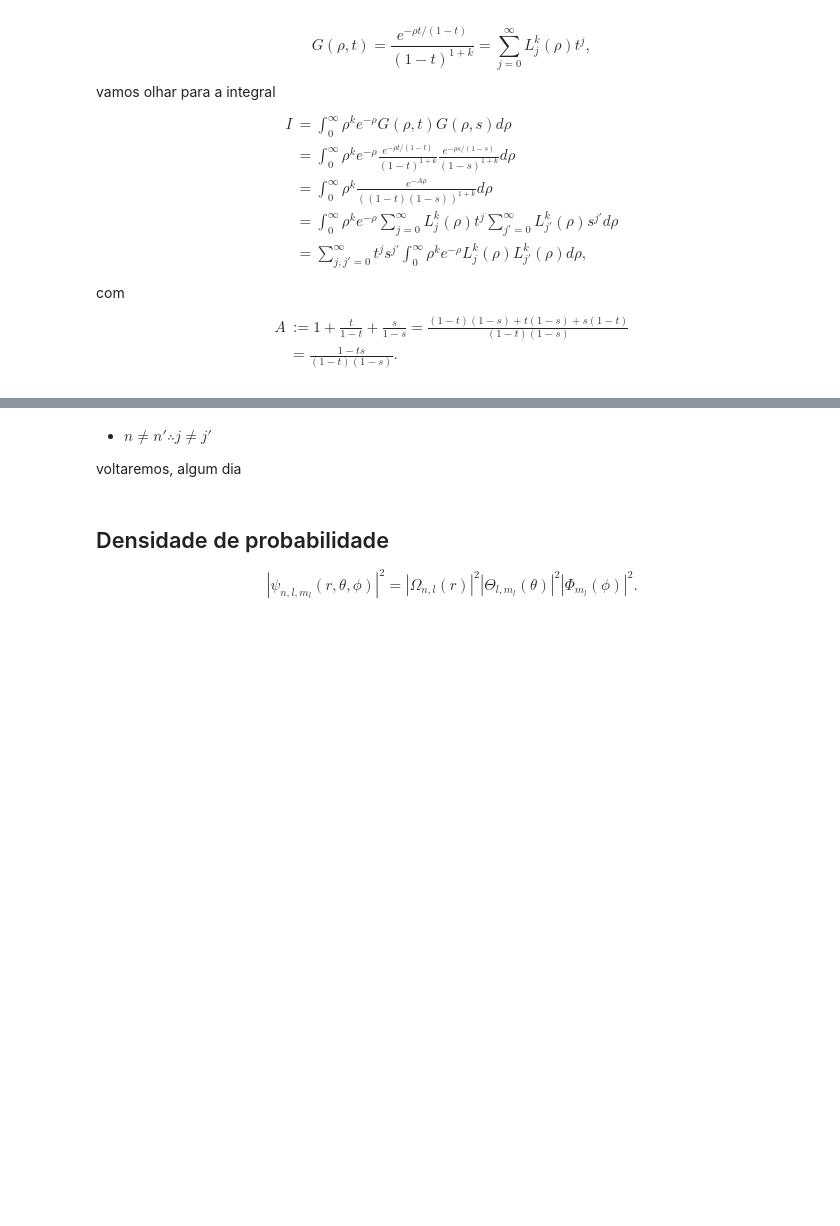
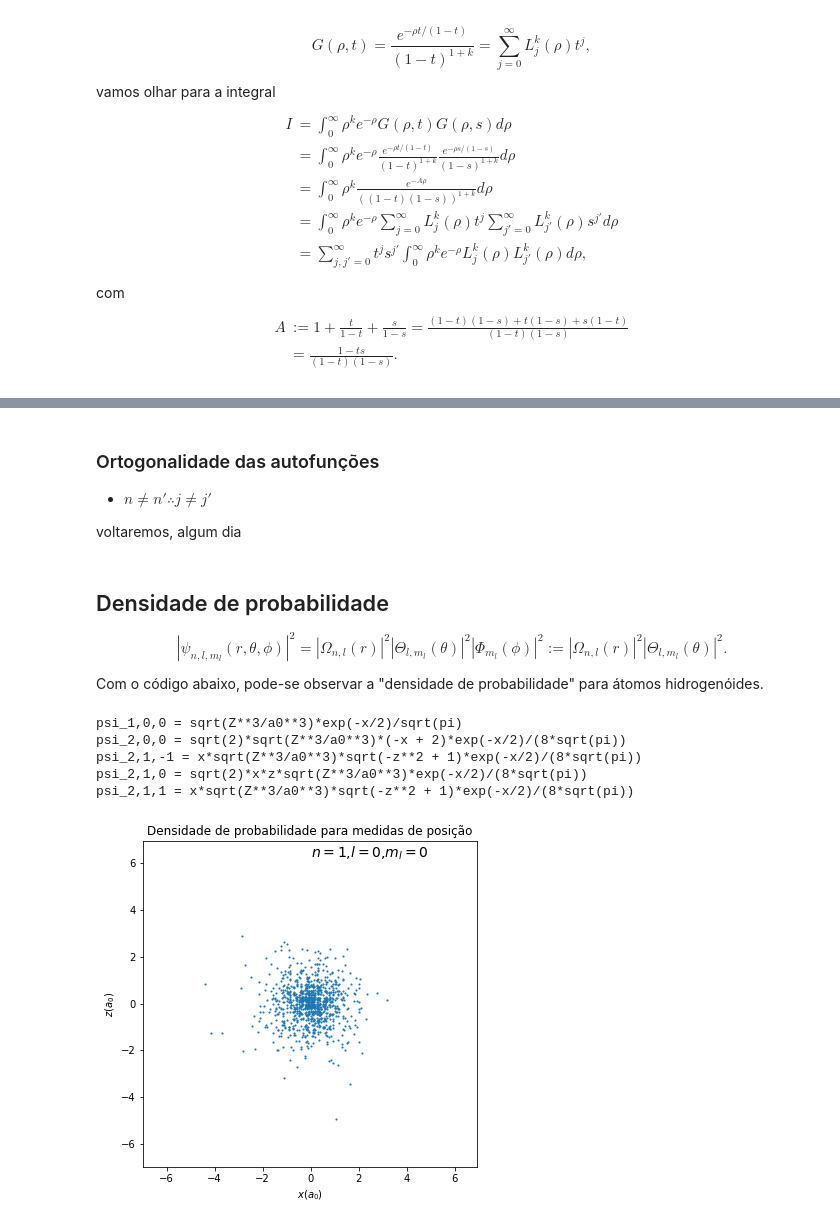
Before and after one commit to jonasmaziero/mecanica_quantica_1900-1925, a Jupyter notebook: 15_hidrogenio.ipynb, the cells around one changed output, grey strips where cells are left out. Saved outputs shown, nothing was run; the diff lists cells and outputs as text; code cells hidden in the pictures; blank space fills up the shorter version.

```diff
--- a/15_hidrogenio.ipynb
+++ b/15_hidrogenio.ipynb
@@ -1144,9 +1174,64 @@ com $L_{j}^{k}(x)=(e^{x}x^{-k}/j!)\partial_{x^{j}}(e^{-x}x^{j+k})$ e $P_{l}(z)=(
 # %% [markdown]
+### Ortogonalidade das autofunções
 * $n\ne n'\therefore j\ne j'$
 
 voltaremos, algum dia
 # %% [markdown]
 ## Densidade de probabilidade
 \begin{equation}
-|\psi_{n,l,m_{l}}(r,\theta,\phi)|^{2} = |\Omega_{n,l}(r)|^{2}|\Theta_{l,m_{l}}(\theta)|^{2}|\Phi_{m_{l}}(\phi)|^{2}.
+|\psi_{n,l,m_{l}}(r,\theta,\phi)|^{2} = |\Omega_{n,l}(r)|^{2}|\Theta_{l,m_{l}}(\theta)|^{2}|\Phi_{m_{l}}(\phi)|^{2} :=|\Omega_{n,l}(r)|^{2}|\Theta_{l,m_{l}}(\theta)|^{2}.
 \end{equation}
+Com o código abaixo, pode-se observar a "densidade de probabilidade" para átomos hidrogenóides.
+# %%
+Z,mu,a0,x,z,ph = symbols('Z mu a0 x z phi')
+for n in range(1,3): # testes para escrever em um programa Python
+    for l in range (0,n):
+        for ml in range(-l,l+1):
+            print('psi_'+str(n)+','+str(l)+','+str(ml)+' = '+ str(simplify(psi(n,l,ml,Z,mu,a0,x,z,ph))))
+# %% [output]
+psi_1,0,0 = sqrt(Z**3/a0**3)*exp(-x/2)/sqrt(pi)
+psi_2,0,0 = sqrt(2)*sqrt(Z**3/a0**3)*(-x + 2)*exp(-x/2)/(8*sqrt(pi))
+psi_2,1,-1 = x*sqrt(Z**3/a0**3)*sqrt(-z**2 + 1)*exp(-x/2)/(8*sqrt(pi))
+psi_2,1,0 = sqrt(2)*x*z*sqrt(Z**3/a0**3)*exp(-x/2)/(8*sqrt(pi))
+psi_2,1,1 = x*sqrt(Z**3/a0**3)*sqrt(-z**2 + 1)*exp(-x/2)/(8*sqrt(pi))
+# %%
+def psiH_python(n,l,ml): # Escreve a função de onda em um código Python
+    f = open("psiH.py","w"); f.write("import numpy as np \n"); f.write("import math \n"); f.write("\n");
+    f.write("def psi_H(Z,mu,a0,x,z):\n"); f.write("    pi = math.pi \n");
+    f.write("    return "+str(simplify(psi(n,l,ml,Z,mu,a0,x,z,ph)))+"\n")
+    f.write("\n"); f.write("def sqrt(x):\n"); f.write("    return np.sqrt(x) \n")
+    f.write("\n"); f.write("def exp(x):\n"); f.write("    return np.exp(x) \n")
+    f.close()
+# %%
+n,l,ml = 1,0,0
+Z,mu,a0,x,z,ph = symbols('Z mu a0 x z phi'); psiH_python(n,l,ml); import psiH; importlib.reload(psiH)
+Z=1; a0=1; mu=(me*mp)/(me+mp)
+cm=7*n; xx = np.arange(-cm,cm,0.05); yy = np.arange(-cm,cm,0.05); zz = np.zeros((xx.shape[0],yy.shape[0]))
+for j in range(0,xx.shape[0]):
+    for k in range(0,yy.shape[0]):
+        rr = math.sqrt(xx[j]**2 + yy[k]**2)#; print(rr)
+        if xx[j] != 0:
+            tt = math.atan(yy[k]/xx[j])
+        elif xx[j] == 0 and yy[k] != 0:
+            tt = math.pi/2
+        elif xx[j] == 0 and yy[k] == 0:
+            tt = 0
+        #print(tt)
+        x = (2*Z*rr)/(a0*n); z = math.cos(tt); zz[j,k] = psiH.psi_H(Z,mu,a0,x,z)**2
+n_samples = 10**3; z_max = np.amax(zz)#; print(z_max)
+xxx = np.zeros(n_samples); yyy = np.zeros(n_samples)
+ll = 0
+while ll < n_samples:
+    j = np.random.randint(0,xx.shape[0]); k = np.random.randint(0,yy.shape[0])#; print(j,k)
+    rn = 0 + (z_max-0)*np.random.random()#; print(rn)
+    if zz[j,k] > rn:
+        ll += 1
+        xxx[ll-1] = xx[j]; yyy[ll-1] = yy[k]
+fig = plt.figure(figsize=(6,6)); plt.scatter(yyy,xxx,s=1.2)
+plt.xlabel(r'$x(a_{0})$'); plt.ylabel(r'$z(a_{0})$'); ym = np.amax(yy)
+plt.xlim(np.amin(xx),np.amax(xx)); plt.ylim(np.amin(yy),ym)
+plt.title('Densidade de probabilidade para medidas de posição')
+plt.annotate(r'$n=$'+str(n)+r',$l=$'+str(l)+r',$m_{l}=$'+str(ml),xy=(0,0.9*ym),xytext=(0,0.9*ym),fontsize=14)
+plt.show()
+# %% [output]
+[figure, added]
```
Also changed, not shown: parts of 18 cells of this notebook, 3 other files.
